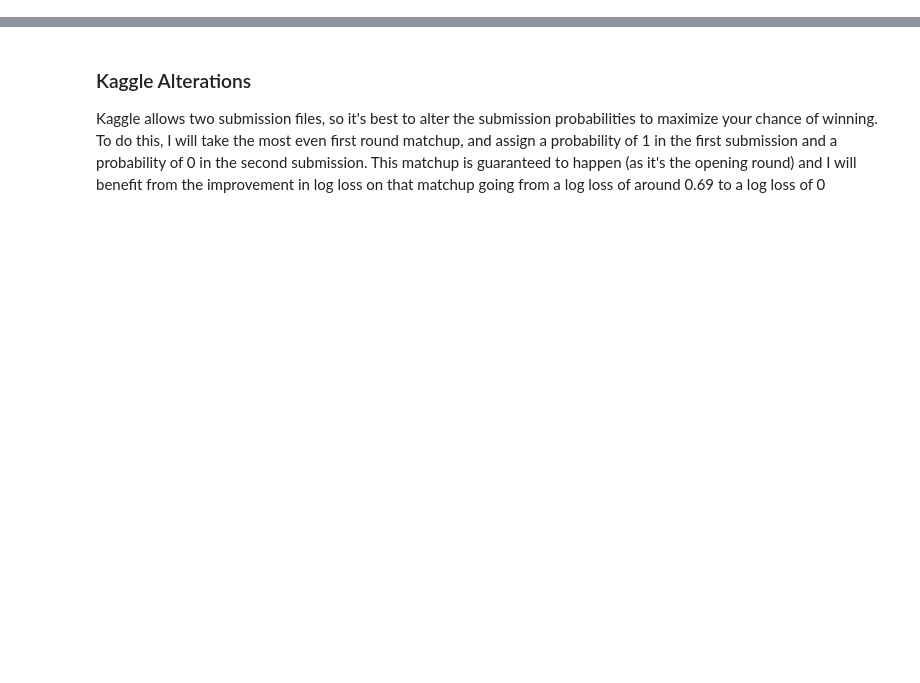
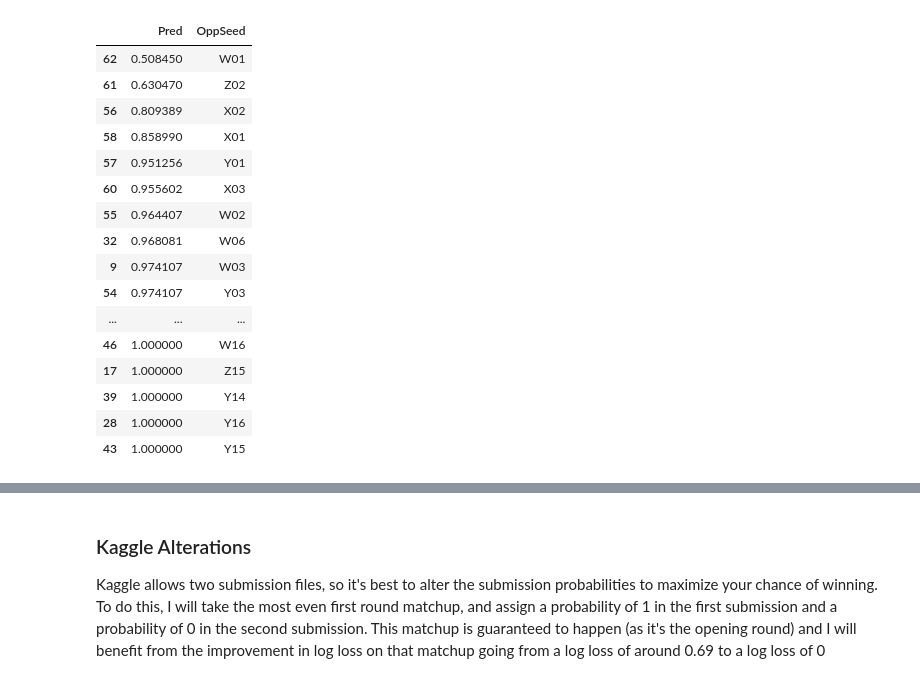
Before and after one commit to taylormerry/2021-March-Madness, a Jupyter notebook: W4.1_ProbabilityAlterations.ipynb, the cells around one changed output, grey strips where cells are left out. Cells and saved outputs as stored; diff of their text form; code cells hidden in the pictures; blank space fills up the shorter version.

```diff
--- a/W4.1_ProbabilityAlterations.ipynb
+++ b/W4.1_ProbabilityAlterations.ipynb
@@ -124,19 +147,38 @@ def print_games(team_id):
     for i in range(len(submission)):
         id_list = submission.loc[i, 'ID'].split('_')
         prob = submission.loc[i, 'Pred']
-        id_x = id_list[1]
+        id_x = int(id_list[1])
+        id_y = int(id_list[2])
         if id_x == team_id:
-            opp_id = id_list[2]
+            opp_seeds.append(seeds[seeds['TeamID'] == id_y].reset_index().loc[0, 'Seed'])
             preds.append(prob)
-        else:
-            opp_id = id_x
+        elif team_id == id_y:
+            opp_seeds.append(seeds[seeds['TeamID'] == id_x].reset_index().loc[0, 'Seed'])
             preds.append((1 - prob))
-        opp_seeds.append(seeds[seeds['TeamID'] == opp_id].reset_index().loc[0, 'Seed'])
 
     return pd.DataFrame({'Pred': preds, 'OppSeed': opp_seeds}).sort_values('Pred')
 # %%
 # UConn
+pd.set_option('display.max_rows', 64)
 print_games(3163)
+# %% [output]
+|  | Pred | OppSeed |
+| 62 | 0.508450 | W01 |
+| 61 | 0.630470 | Z02 |
+| 56 | 0.809389 | X02 |
+| 58 | 0.858990 | X01 |
+| 57 | 0.951256 | Y01 |
+| 60 | 0.955602 | X03 |
+| 55 | 0.964407 | W02 |
+| 32 | 0.968081 | W06 |
+| 9 | 0.974107 | W03 |
+| 54 | 0.974107 | Y03 |
+| ... | ... | ... |
+| 46 | 1.000000 | W16 |
+| 17 | 1.000000 | Z15 |
+| 39 | 1.000000 | Y14 |
+| 28 | 1.000000 | Y16 |
+| 43 | 1.000000 | Y15 |
 # %%
 # Stanford
 print_games(3390)
```
Also changed, not shown: parts of 27 cells of this notebook, 12 other files.
